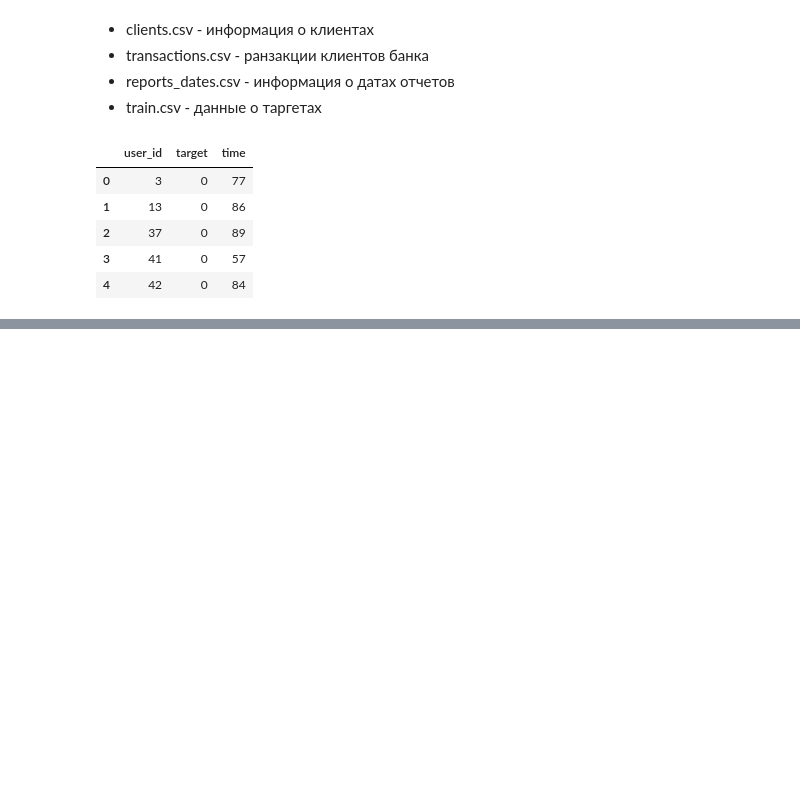
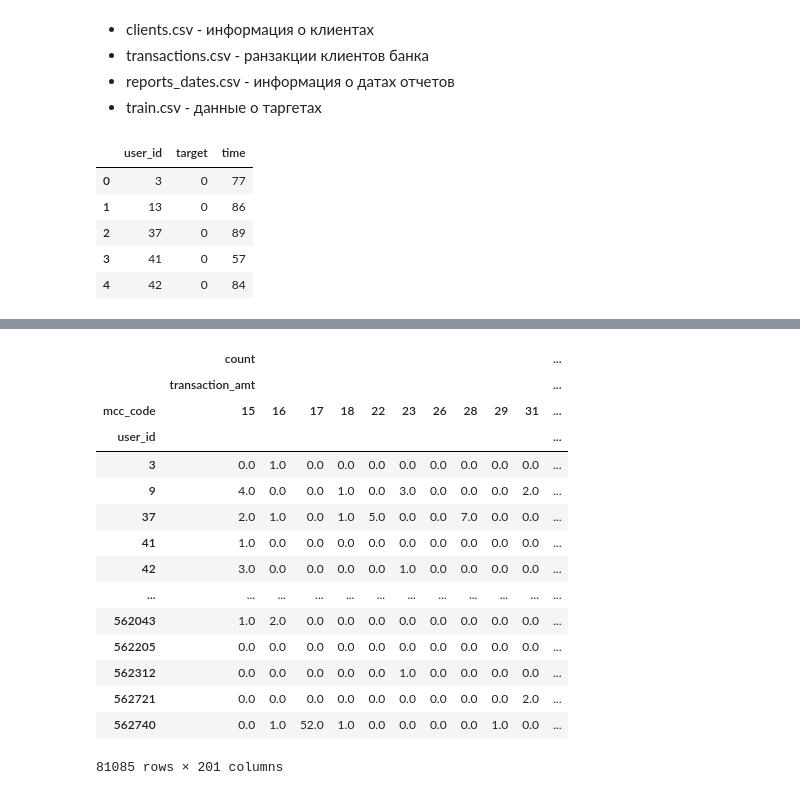
Before and after one commit to krell11/customer_churn_prediction, a Jupyter notebook: notebooks/churn_prediction.ipynb, the cells around one changed output, grey strips where cells are left out. Saved outputs shown, nothing was run; the diff lists cells and outputs as text; code cells hidden in the pictures; blank space fills up the shorter version.

```diff
--- a/notebooks/churn_prediction.ipynb
+++ b/notebooks/churn_prediction.ipynb
@@ -51,0 +127,4 @@ transaction.head()
+# %%
+codes = transactions["mcc_code"].value_counts()
+# %%
+filtered_codes = [code for code in codes if code >= 15]
@@ -51,0 +151,26 @@ transaction.head()
+# %%
+codes_table = transactions[transactions.mcc_code.isin(filtered_codes)].pivot_table(
+    index = "user_id",
+    values=["transaction_amt"],
+    columns=["mcc_code"],
+    aggfunc=["count", "median", "sum"]
+).fillna(0)
+# %%
+codes_table
+# %% [output]
+|  | count |  |  |  |  |  |  |  |  |  | ... |
+|  | transaction_amt |  |  |  |  |  |  |  |  |  | ... |
+| mcc_code | 15 | 16 | 17 | 18 | 22 | 23 | 26 | 28 | 29 | 31 | ... |
+| user_id |  |  |  |  |  |  |  |  |  |  | ... |
+| 3 | 0.0 | 1.0 | 0.0 | 0.0 | 0.0 | 0.0 | 0.0 | 0.0 | 0.0 | 0.0 | ... |
+| 9 | 4.0 | 0.0 | 0.0 | 1.0 | 0.0 | 3.0 | 0.0 | 0.0 | 0.0 | 2.0 | ... |
+| 37 | 2.0 | 1.0 | 0.0 | 1.0 | 5.0 | 0.0 | 0.0 | 7.0 | 0.0 | 0.0 | ... |
+| 41 | 1.0 | 0.0 | 0.0 | 0.0 | 0.0 | 0.0 | 0.0 | 0.0 | 0.0 | 0.0 | ... |
+| 42 | 3.0 | 0.0 | 0.0 | 0.0 | 0.0 | 1.0 | 0.0 | 0.0 | 0.0 | 0.0 | ... |
+| ... | ... | ... | ... | ... | ... | ... | ... | ... | ... | ... | ... |
+| 562043 | 1.0 | 2.0 | 0.0 | 0.0 | 0.0 | 0.0 | 0.0 | 0.0 | 0.0 | 0.0 | ... |
+| 562205 | 0.0 | 0.0 | 0.0 | 0.0 | 0.0 | 0.0 | 0.0 | 0.0 | 0.0 | 0.0 | ... |
+| 562312 | 0.0 | 0.0 | 0.0 | 0.0 | 0.0 | 1.0 | 0.0 | 0.0 | 0.0 | 0.0 | ... |
+| 562721 | 0.0 | 0.0 | 0.0 | 0.0 | 0.0 | 0.0 | 0.0 | 0.0 | 0.0 | 2.0 | ... |
+| 562740 | 0.0 | 1.0 | 52.0 | 1.0 | 0.0 | 0.0 | 0.0 | 0.0 | 1.0 | 0.0 | ... |
+81085 rows × 201 columns
```
Also changed, not shown: parts of 17 cells of this notebook, 1 other file.
